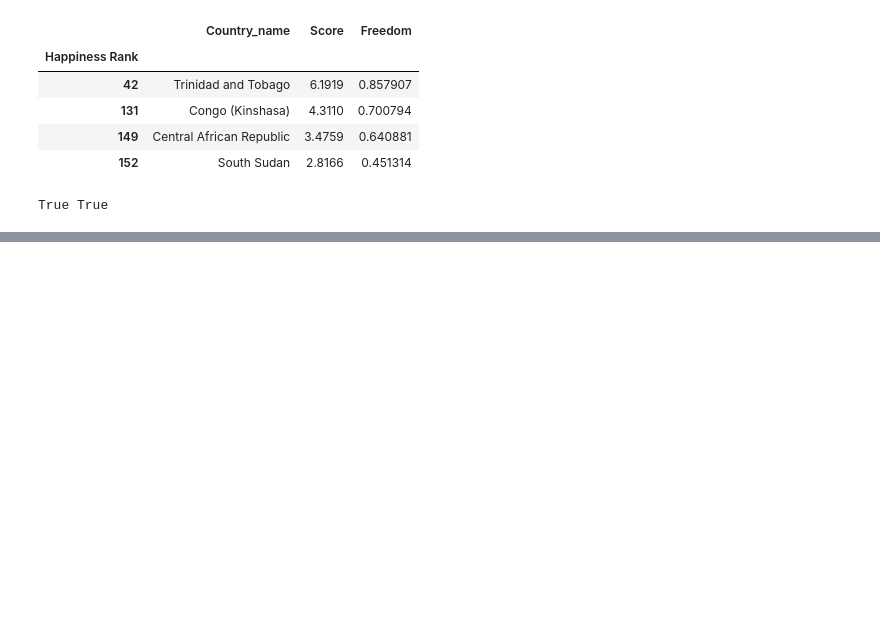
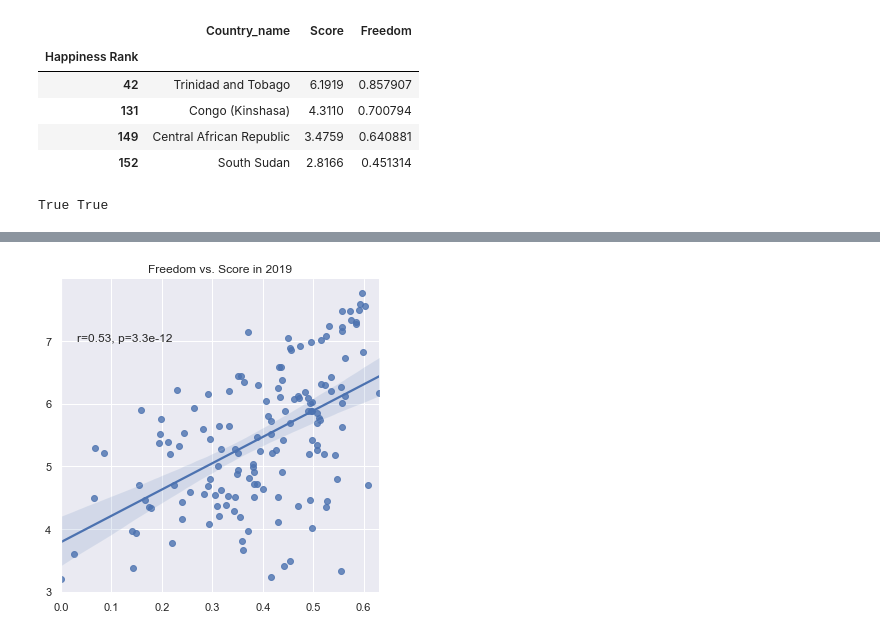
Before and after one commit to torrancefredell/Forge-Launch-Project, a Jupyter notebook: Forge Launch Project.ipynb, the cells around one changed output, grey strips where cells are left out. Cells and saved outputs as stored; diff of their text form; code cells hidden in the pictures; blank space fills up the shorter version.

```diff
--- a/Forge Launch Project.ipynb
+++ b/Forge Launch Project.ipynb
@@ -311,0 +381,19 @@ The average happiness score for 2021 was 5.535101351351349
+# %%
+g19 = sns.lmplot(x='Freedom',y='Score',data=df19,fit_reg=True)
+g20 = sns.lmplot(x='Freedom',y='Score',data=df20,fit_reg=True)
+g21 = sns.lmplot(x='Freedom',y='Score',data=df21,fit_reg=True)
+plt.close()
+plt.close()
+plt.close()
+# %%
+def annotate(data, **kws):
+    r, p = sp.stats.pearsonr(data['Freedom'], data['Score'])
+    ax = plt.gca()
+    ax.text(.05, .8, 'r={:.2f}, p={:.2g}'.format(r, p),
+            transform=ax.transAxes)
+# %%
+g19.map_dataframe(annotate)
+plt.title('Freedom vs. Score in 2019')
+plt.show()
+# %% [output]
+[figure, added]
```
Also changed, not shown: parts of 20 cells of this notebook.
